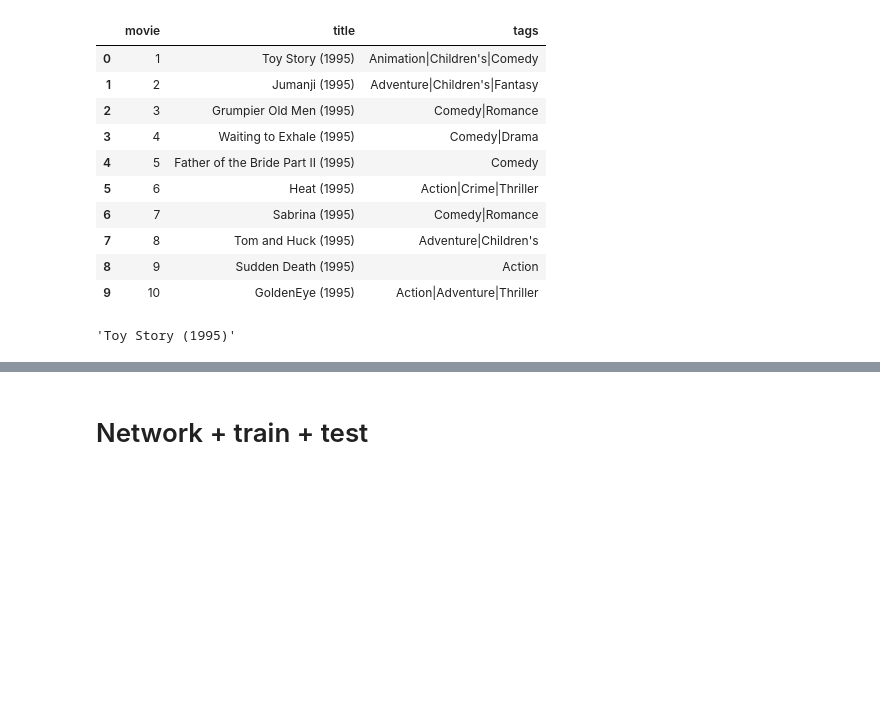
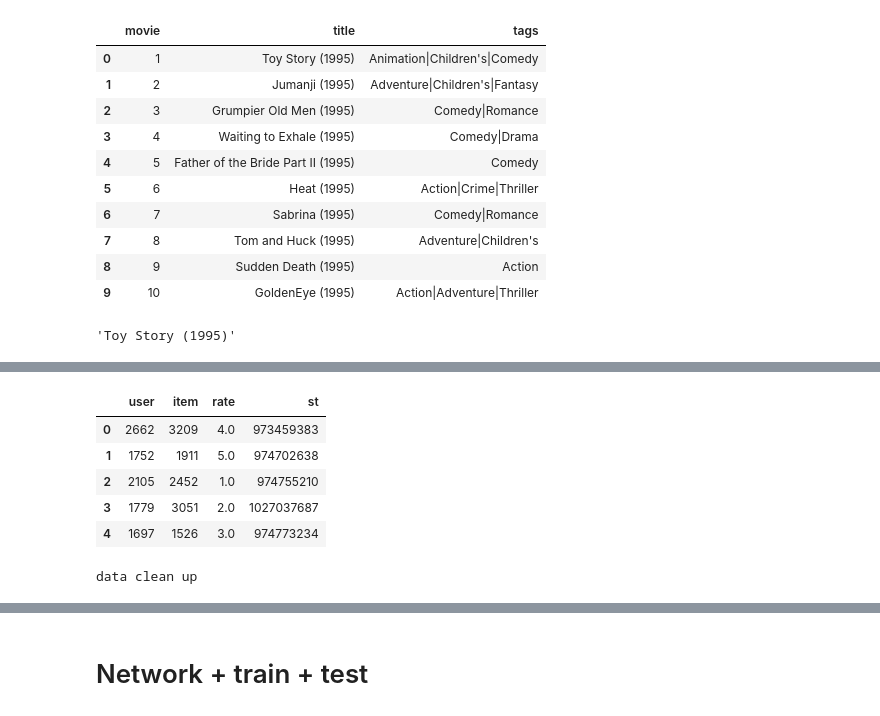
Before and after one commit to davidvela/TF-recomm, a Jupyter notebook: myNotebook.ipynb, the cells around one changed output, grey strips where cells are left out. Drawn from its saved outputs; the diff is of its cells as text; code cells hidden in the pictures; blank space fills up the shorter version.

```diff
--- a/myNotebook.ipynb
+++ b/myNotebook.ipynb
@@ -108,0 +151,25 @@ df_movies.iloc[0].title
+# %%
+df_ratings.head()
+# %% [output]
+|  | user | item | rate | st |
+| 0 | 2662 | 3209 | 4.0 | 973459383 |
+| 1 | 1752 | 1911 | 5.0 | 974702638 |
+| 2 | 2105 | 2452 | 1.0 | 974755210 |
+| 3 | 1779 | 3051 | 2.0 | 1027037687 |
+| 4 | 1697 | 1526 | 3.0 | 974773234 |
+# %%
+# data clean up:
+df_movies.shape # 3883, 3
+df_movies.isnull().any() #is any row null: False
+df_ratings.shape #1000209 4
+df_ratings.isnull().any() # False!
+# ? tags... ml2-m ...
+# tags_data=pd.read_csv('../input/tags.csv',sep=',')
+# tags_data.shape
+# tags_data.isnull().any()
+# tags_data.dopna()
+# unique_tags=tags_data['tag'].unique().tolist()
+# len(unique_tags)
+print("data clean up")
+# %% [output]
+data clean up
```
Also changed, not shown: parts of 16 cells of this notebook.
